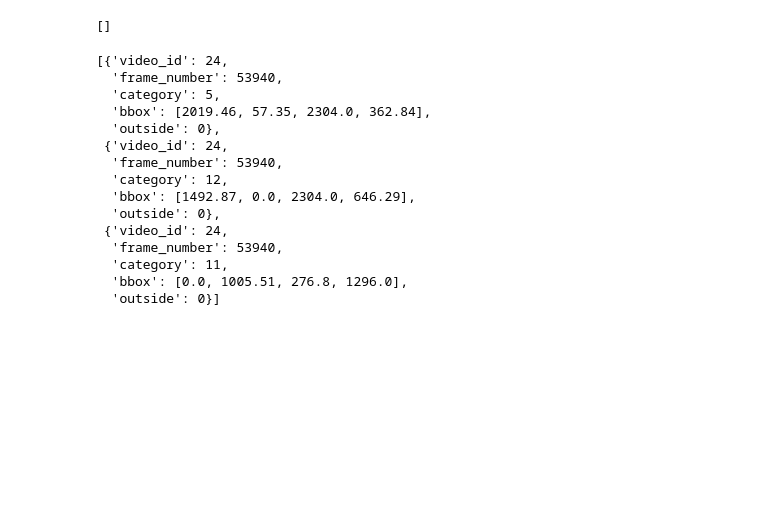
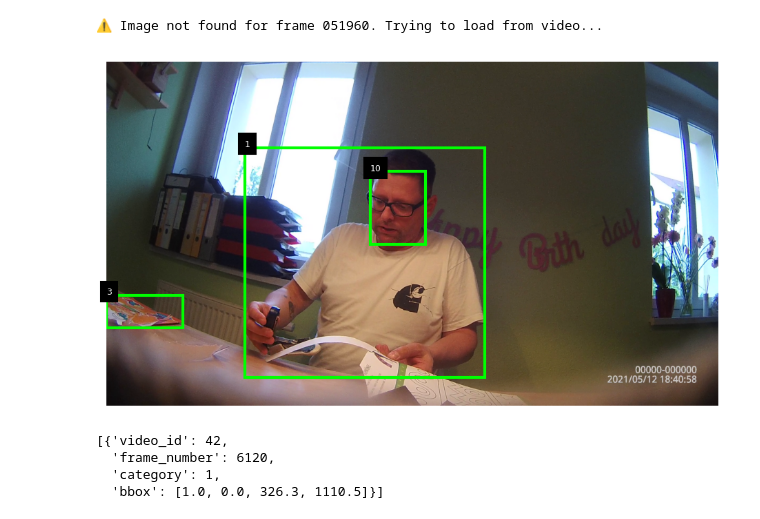
Before and after one commit to neleSuffo/preschool-social-ecology, a Jupyter notebook: src/preprocessing/check_raframes_extraction.ipynb, the cells around one changed output. Saved outputs shown, nothing was run; the diff lists cells and outputs as text; code cells hidden in the pictures; blank space fills up the shorter version.

```diff
--- a/src/preprocessing/check_raframes_extraction.ipynb
+++ b/src/preprocessing/check_raframes_extraction.ipynb
@@ -196,22 +212,14 @@ Highest frame number: is 13230
 # %%
-annotations
+image_dir = "/home/nele_pauline_suffo/ProcessedData/quantex_test_rawframes"
+#image_dir = "/home/nele_pauline_suffo/ProcessedData/quantex_videos_processed"
+plot_annotations(video_name, frame, annotations, image_dir, output_dir)
 # %% [output]
-[]
+⚠️ Image not found for frame 051960. Trying to load from video...
+[figure, added]
-# %%
-annotations
-# %% [output]
-[{'video_id': 24,
-  'frame_number': 53940,
-  'category': 5,
-  'bbox': [2019.46, 57.35, 2304.0, 362.84],
-  'outside': 0},
- {'video_id': 24,
-  'frame_number': 53940,
-  'category': 12,
-  'bbox': [1492.87, 0.0, 2304.0, 646.29],
-  'outside': 0},
- {'video_id': 24,
-  'frame_number': 53940,
-  'category': 11,
-  'bbox': [0.0, 1005.51, 276.8, 1296.0],
-  'outside': 0}]
+# %%
+annotations
+# %% [output]
+[{'video_id': 42,
+  'frame_number': 6120,
+  'category': 1,
+  'bbox': [1.0, 0.0, 326.3, 1110.5]}]
```
Also changed, not shown: parts of 6 cells of this notebook.
